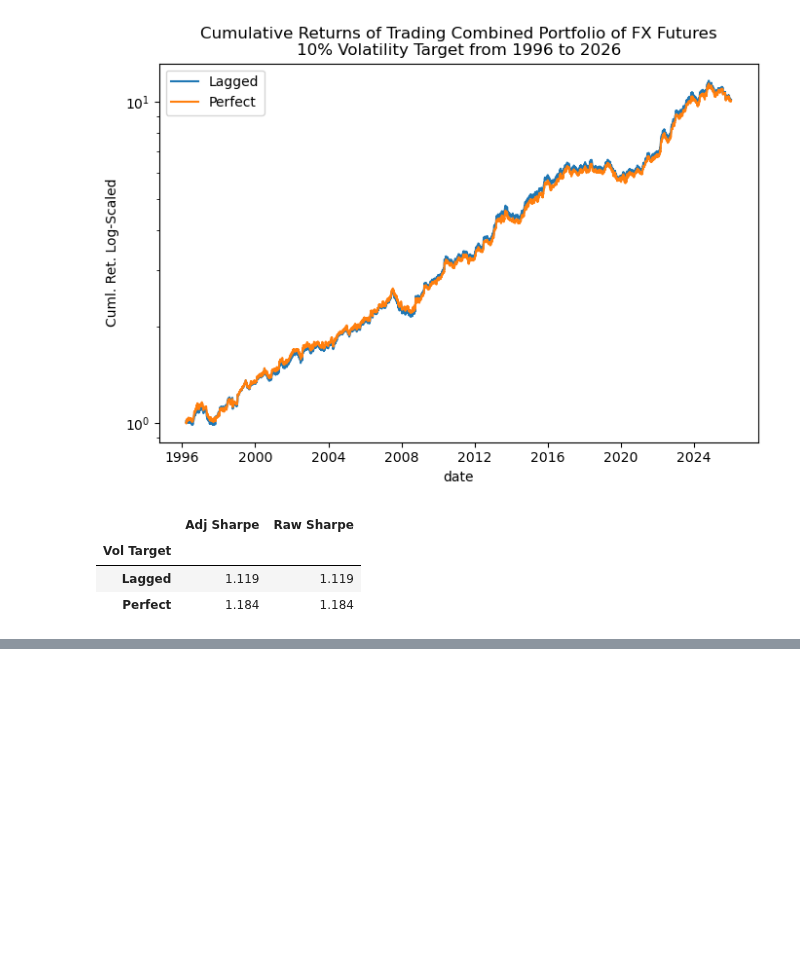
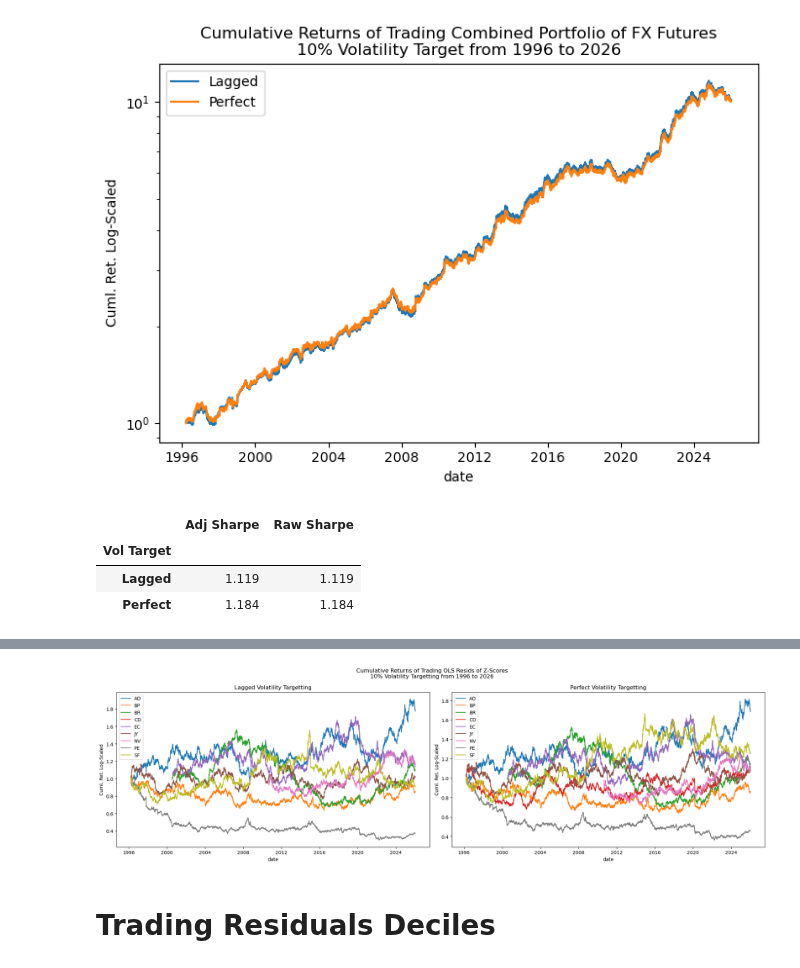
Before and after one commit to diegodalvarez/FXEquitySpillover, a Jupyter notebook: DeciledZScore.ipynb, the cells around one changed output, grey strips where cells are left out. Cells and saved outputs as stored; diff of their text form; code cells hidden in the pictures; blank space fills up the shorter version.

```diff
--- a/DeciledZScore.ipynb
+++ b/DeciledZScore.ipynb
@@ -354,0 +357,6 @@ plt.tight_layout()
+# %%
+df_combined = (df_fut_rtn.rename(
+    columns = {"security": "fut_ticker"}).
+    assign(date = lambda x: pd.to_datetime(x.date).dt.date).
+    merge(right = df_ticker_guide, how = "inner", on = ["fut_ticker"]).
+    merge(right = df_signal, how = "inner", on = ["date", "etf_ticker"]))
@@ -354,0 +387,41 @@ plt.tight_layout()
+# %%
+df_lagged = (df_ols.pivot(
+    index = "date", columns = "fut_ticker", values = "signal_rtn").
+    apply(lambda x: x * (0.1 / (x.ewm(span = 100, adjust = False).std().shift() * np.sqrt(252)))).
+    reset_index().
+    melt(id_vars = "date", value_name = "rtn").
+    assign(group = "lagged"))
+# %%
+df_perf = (df_ols.pivot(
+    index = "date", columns = "fut_ticker", values = "signal_rtn").
+    apply(lambda x: x * (0.1 / (x.ewm(span = 100, adjust = False).std() * np.sqrt(252)))).
+    reset_index().
+    melt(id_vars = "date", value_name = "rtn").
+    assign(group = "perfect"))
+# %%
+df_combined = (pd.concat([df_perf, df_lagged]))
+# %%
+group_vars = df_combined.group.drop_duplicates().sort_values().to_list()
+fig, axes  = plt.subplots(ncols = len(group_vars), figsize = (20,6))
+
+for group_var, ax in zip(group_vars, axes.flatten()):
+
+    (df_combined.query(
+        "group == @group_var").
+        rename(columns = {"fut_ticker": ""}).
+        pivot(index = "date", columns = "", values = "rtn").
+        apply(lambda x: np.cumprod(1 + x)).
+        plot(
+            ax = ax,
+            ylabel = "Cuml. Ret. Log-Scaled",
+            title  = group_var.capitalize() + " Volatility Targetting"))
+
+fig.suptitle("Cumulative Returns of Trading OLS Resids of Z-Scores\n10% Volatility Targetting from {} to {}".format(
+    df_combined.date.min().year,
+    df_combined.date.max().year))
+
+plt.tight_layout()
+# %% [output]
+[figure, added]
+# %% [markdown]
+# Trading Residuals Deciles
```
Also changed, not shown: parts of 13 cells of this notebook.
